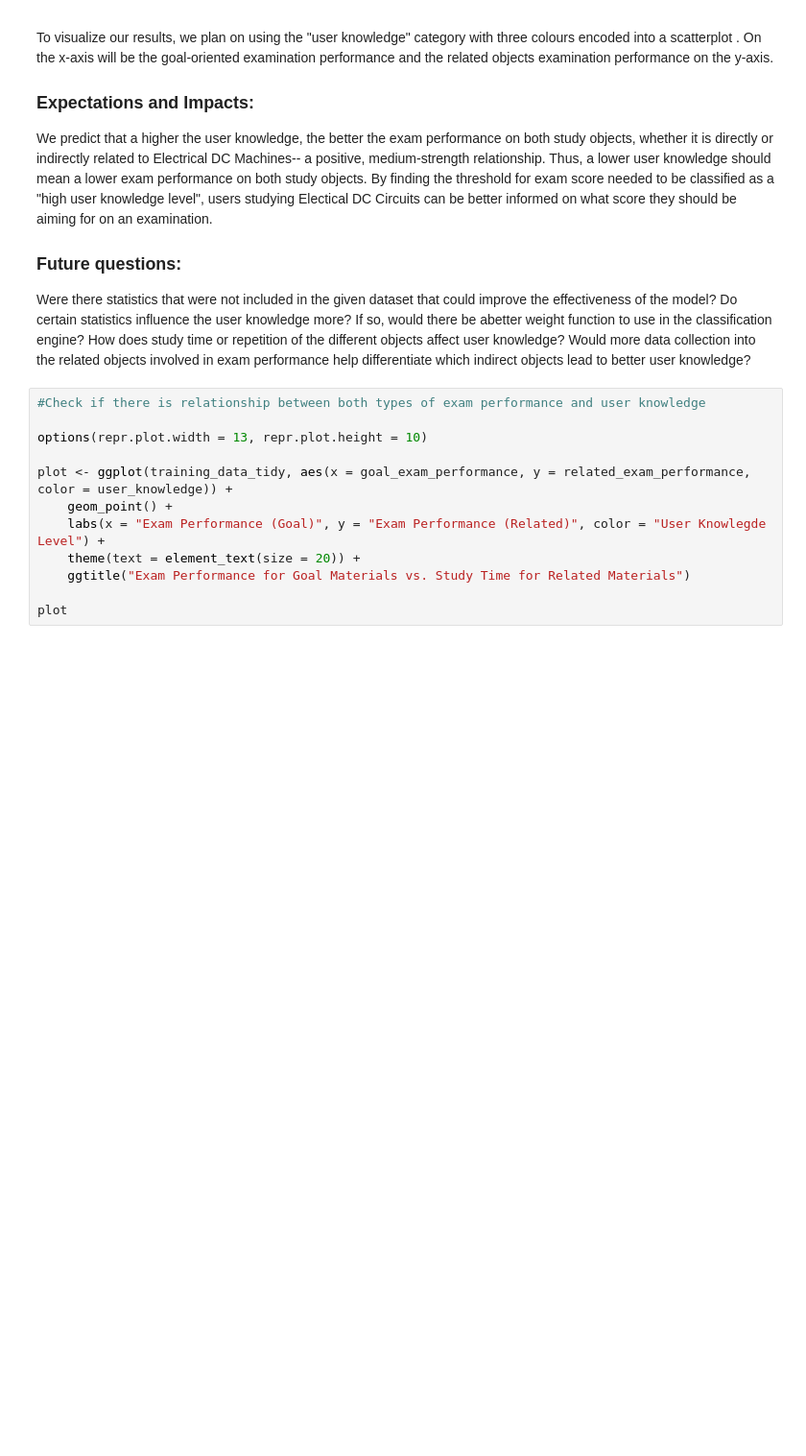
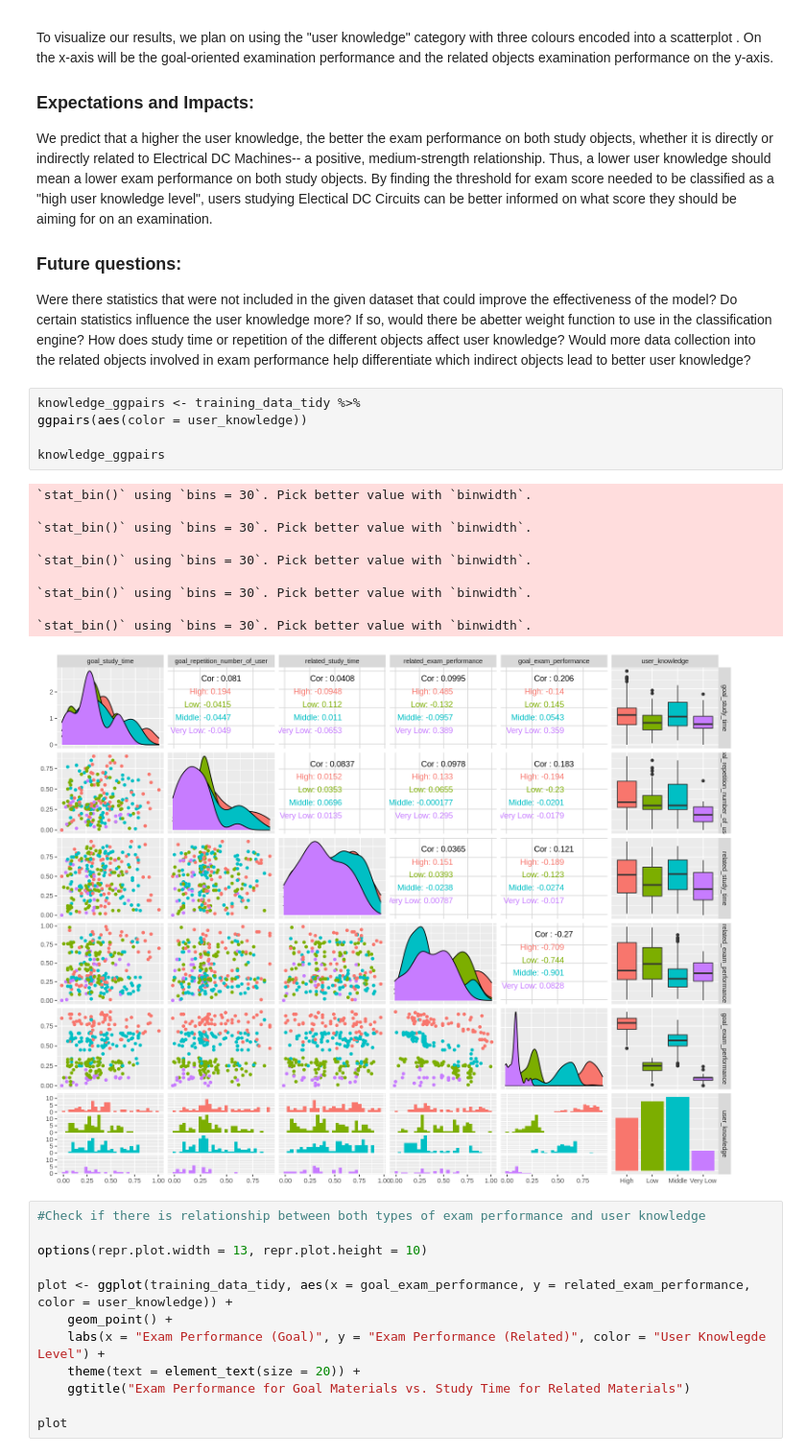
Before and after one commit to AmyChen354/Group-Project, a Jupyter notebook: project proposal.ipynb, the cells around one changed output. Shown at 96% size. Drawn from its saved outputs; the diff is of its cells as text; blank space fills up the shorter version.

```diff
--- a/project proposal.ipynb
+++ b/project proposal.ipynb
@@ -109,6 +139,22 @@ Were there statistics that were not included in the given dataset that could imp
 Do certain statistics influence the user knowledge more? If so, would there be abetter weight function to use in the classification engine?
 How does study time or repetition of the different objects affect user knowledge?
 Would more data collection into the related objects involved in exam performance help differentiate which indirect objects lead to better user knowledge?
+# %%
+knowledge_ggpairs <- training_data_tidy %>%
+ggpairs(aes(color = user_knowledge))
+
+knowledge_ggpairs
+# %% [output]
+`stat_bin()` using `bins = 30`. Pick better value with `binwidth`.
+
+`stat_bin()` using `bins = 30`. Pick better value with `binwidth`.
+
+`stat_bin()` using `bins = 30`. Pick better value with `binwidth`.
+
+`stat_bin()` using `bins = 30`. Pick better value with `binwidth`.
+
+`stat_bin()` using `bins = 30`. Pick better value with `binwidth`.
+[figure, added]
 # %%
 #Check if there is relationship between both types of exam performance and user knowledge
 
```
Also changed, not shown: parts of 9 cells of this notebook.
